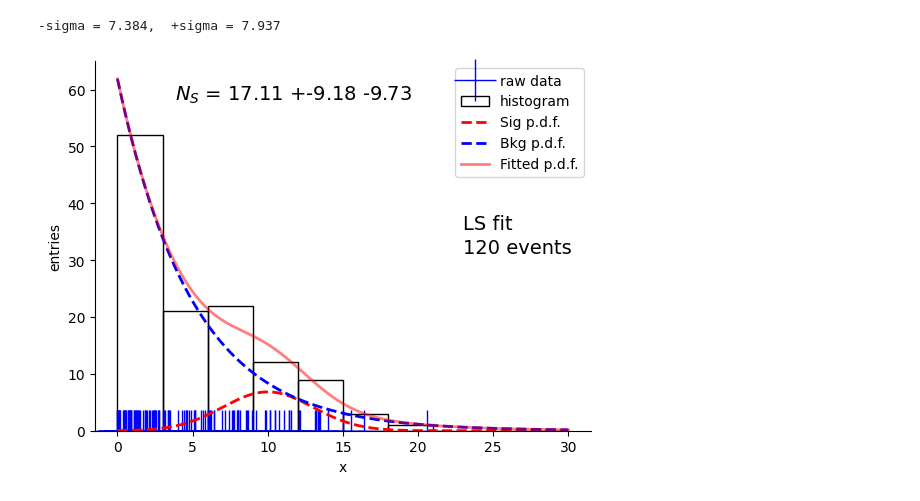
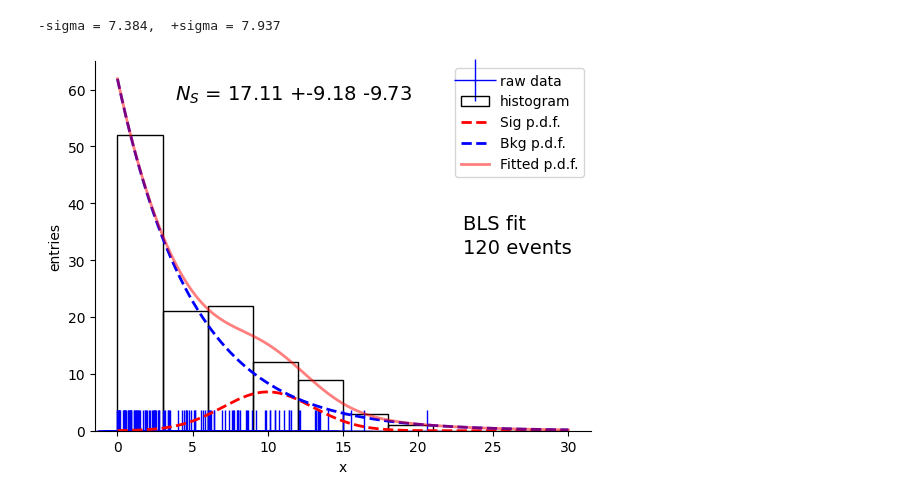
Before and after one commit to Trivial137/KISD_Statistics_ex-anwer-1, a Jupyter notebook: LS_fit_template.ipynb, the cells around one changed output. Saved outputs shown, nothing was run; the diff lists cells and outputs as text; code cells hidden in the pictures.

```diff
--- a/LS_fit_template.ipynb
+++ b/LS_fit_template.ipynb
@@ -130,32 +128,32 @@ print("-sigma = %2.3f,  +sigma = %2.3f"%(sigma_neg, sigma_pos))
 # fitted p.d.f.:
 y = (fitted_mus/nhist*scales*gauss(x, mu, sigma)+(nhist-fitted_mus)/nhist*scaleb*decay(x, tau))
 ys = (fitted_mus/nhist*scales*gauss(x, mu, sigma))
 yb = ((nhist-fitted_mus)/nhist*scaleb*decay(x, tau))
 
 fig, ax = plt.subplots()
 
 ax.plot(rndy, np.zeros(rndy.shape), 'b+', ms=30, label="raw data")  # rug plot
 ax.hist(rndy, bins=nbins, range=(0.0, xrange), fill=False, color='green', label="histogram")  # histogram
 
 ax.plot(x, nhist*xrange*(1/nbins)*ys, 'r', linewidth=2, linestyle='--', label="Sig p.d.f.")
 ax.plot(x, nhist*xrange*(1/nbins)*yb, 'b', linewidth=2, linestyle='--', label="Bkg p.d.f.")
 ax.plot(x, nhist*xrange*(1/nbins)*y, 'r', alpha=0.5, linewidth=2, linestyle='-', label="Fitted p.d.f.")
 #ax.set_ylim(bottom=0)
 
-fig.text(0.70, 0.53, 'LS fit', fontsize=14)
+fig.text(0.70, 0.53, 'BLS fit', fontsize=14)
 fig.text(0.70, 0.48, '%d events'%nhist, fontsize=14)
 fig.text(0.25, 0.80, '$N_S$ = %2.2f +%2.2f -%2.2f'%(fitted_mus,sigma_pos-fitted_mus,fitted_mus-sigma_neg), fontsize=14)
 #fig.text(0.25, 0.80, '$N_S$ = %2.2f'%(fitted_mus), fontsize=14)
 
 ax.spines['right'].set_visible(False)
 ax.spines['top'].set_visible(False)
 ax.xaxis.set_ticks_position('bottom')
 
 ax.legend(loc=1, fontsize=10)
 
 ax.set_xlabel('x')
 ax.set_ylabel('entries')
 
 plt.show()
 # %% [output]
-[figure, old version]
+[figure, new version]
```
Also changed, not shown: parts of 1 cell of this notebook.
